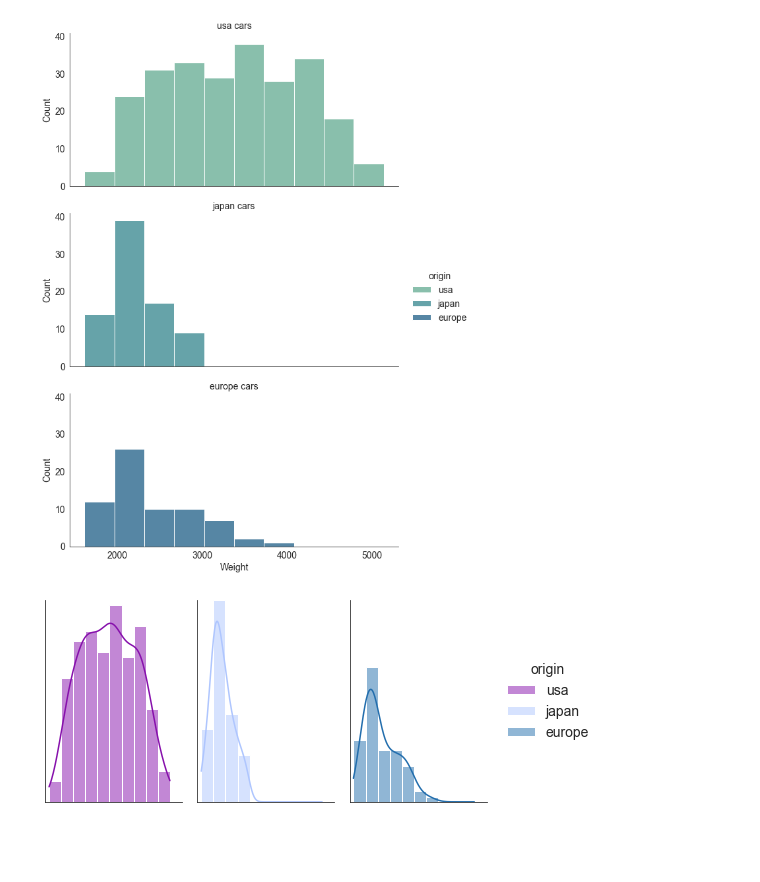
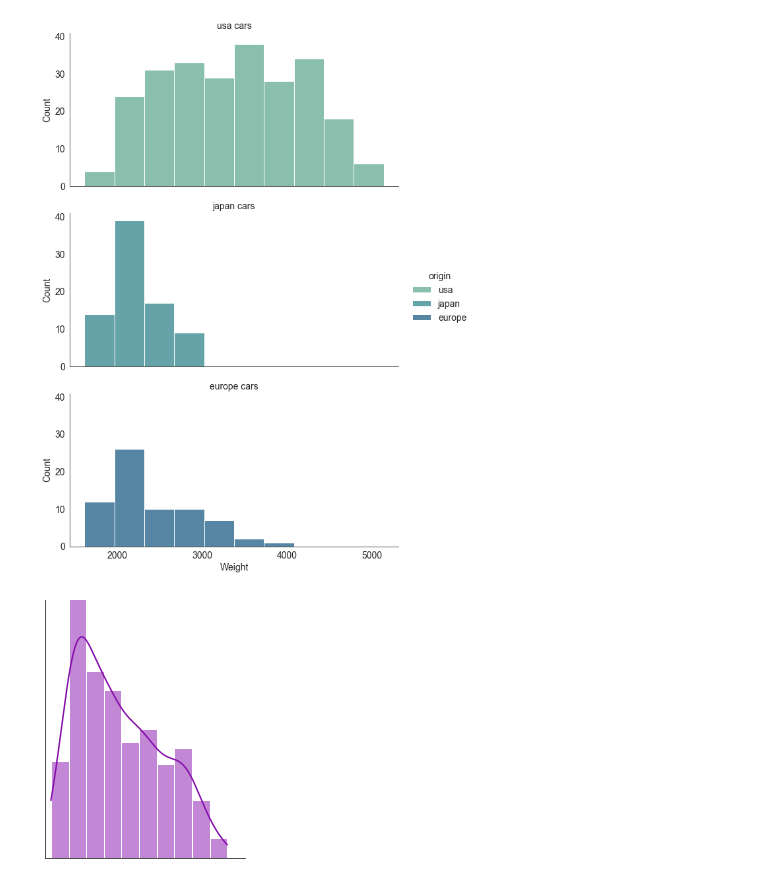
Before and after one commit to kimfetti/Videos, a Jupyter notebook: Seaborn/19_displot.ipynb, the cells around one changed output. Cells and saved outputs as stored; diff of their text form; code cells hidden in the pictures; blank space fills up the shorter version.

Commit message:
update thumbnail code for displot

```diff
--- a/Seaborn/19_displot.ipynb
+++ b/Seaborn/19_displot.ipynb
@@ -176,16 +176,16 @@ plt.xticks([2000, 3000, 4000, 5000]);
 # %% [output]
 [figure]
 # %%
-g = sns.displot(x='weight', col='origin', hue='origin',
-                palette=['#8711ac', '#afc6fe', '#236ead'],
-                data=cars, height=4, aspect=0.6, kde=True,
-                col_order=['usa', 'europe', 'japan'])
+g = sns.displot(x='weight' ,
+                color='#8711ac',
+                data=cars, height=4, aspect=0.8, kde=True)
 g.set_titles(col_template='')
 g.set_xlabels('')
 g.set_ylabels('')
 g.set_xticklabels([])
 g.set_yticklabels([])
 plt.xlim(1500, 5500)
-plt.ylim(0, 39);
+plt.ylim(0, 80)
+plt.tight_layout();
 # %% [output]
-[figure, old version]
+[figure, new version]
```
Also changed, not shown: parts of 1 cell of this notebook.
